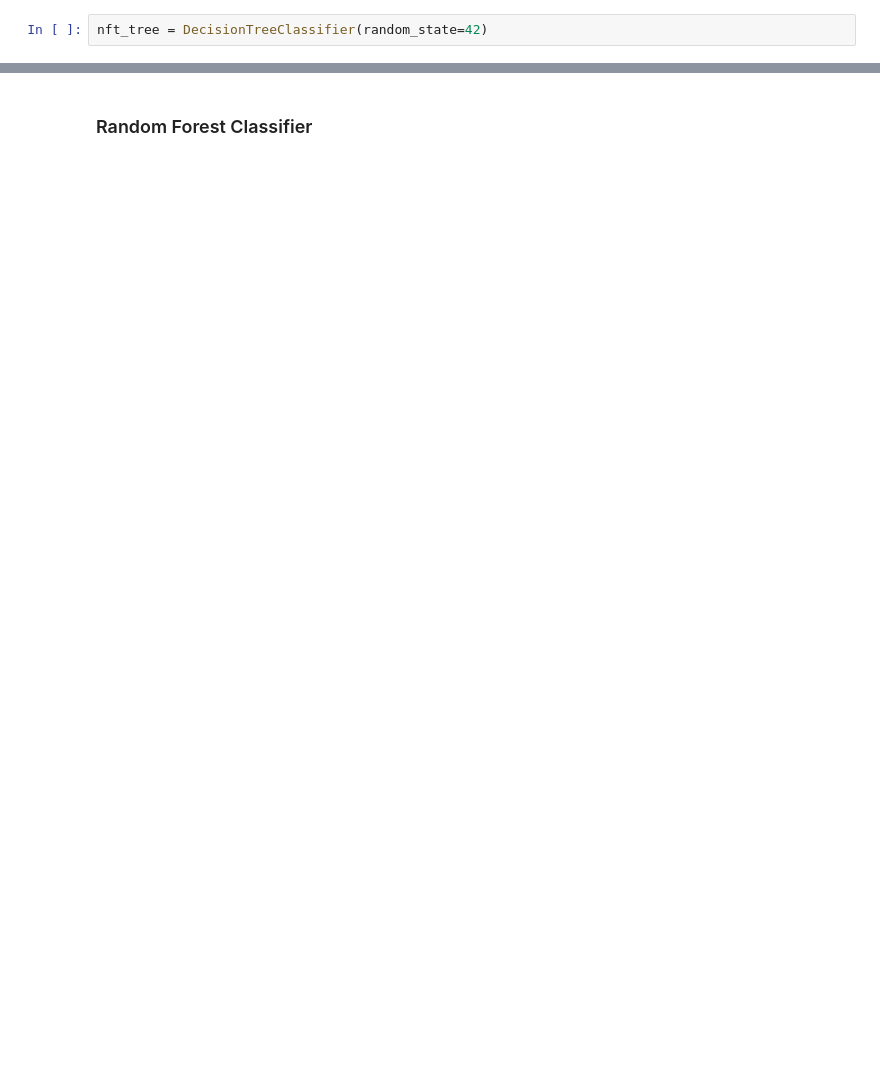
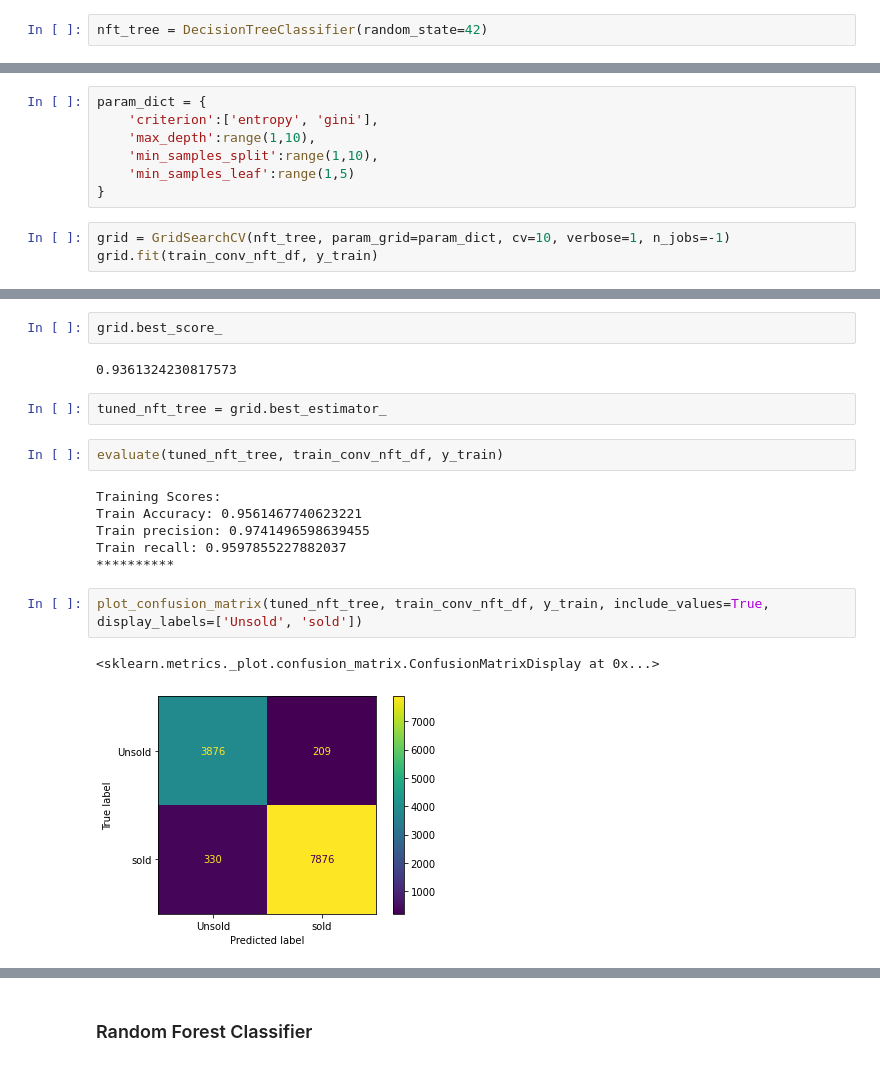
Before and after one commit to Myke-Ajayi/Predicting-NFTs-Sale, a Jupyter notebook: notebooks/Preprocessing.ipynb, the cells around one changed output, grey strips where cells are left out. Saved outputs shown, nothing was run; the diff lists cells and outputs as text; blank space fills up the shorter version.

```diff
--- a/notebooks/Preprocessing.ipynb
+++ b/notebooks/Preprocessing.ipynb
@@ -376,0 +330,10 @@ plot_feature_imp(gs_rand_forest.best_estimator_, conv_nft_df)
+# %%
+param_dict = {
+    'criterion':['entropy', 'gini'],
+    'max_depth':range(1,10),
+    'min_samples_split':range(1,10),
+    'min_samples_leaf':range(1,5)
+}
+# %%
+grid = GridSearchCV(nft_tree, param_grid=param_dict, cv=10, verbose=1, n_jobs=-1)
+grid.fit(train_conv_nft_df, y_train)
@@ -376,0 +366,19 @@ plot_feature_imp(gs_rand_forest.best_estimator_, conv_nft_df)
+# %%
+grid.best_score_
+# %% [output]
+0.9361324230817573
+# %%
+tuned_nft_tree = grid.best_estimator_
+# %%
+evaluate(tuned_nft_tree, train_conv_nft_df, y_train)
+# %% [output]
+Training Scores:
+Train Accuracy: 0.9561467740623221
+Train precision: 0.9741496598639455
+Train recall: 0.9597855227882037
+**********
+# %%
+plot_confusion_matrix(tuned_nft_tree, train_conv_nft_df, y_train, include_values=True, display_labels=['Unsold', 'sold'])
+# %% [output]
+<sklearn.metrics._plot.confusion_matrix.ConfusionMatrixDisplay at 0x...>
+[figure, added]
```
Also changed, not shown: parts of 53 cells of this notebook.
